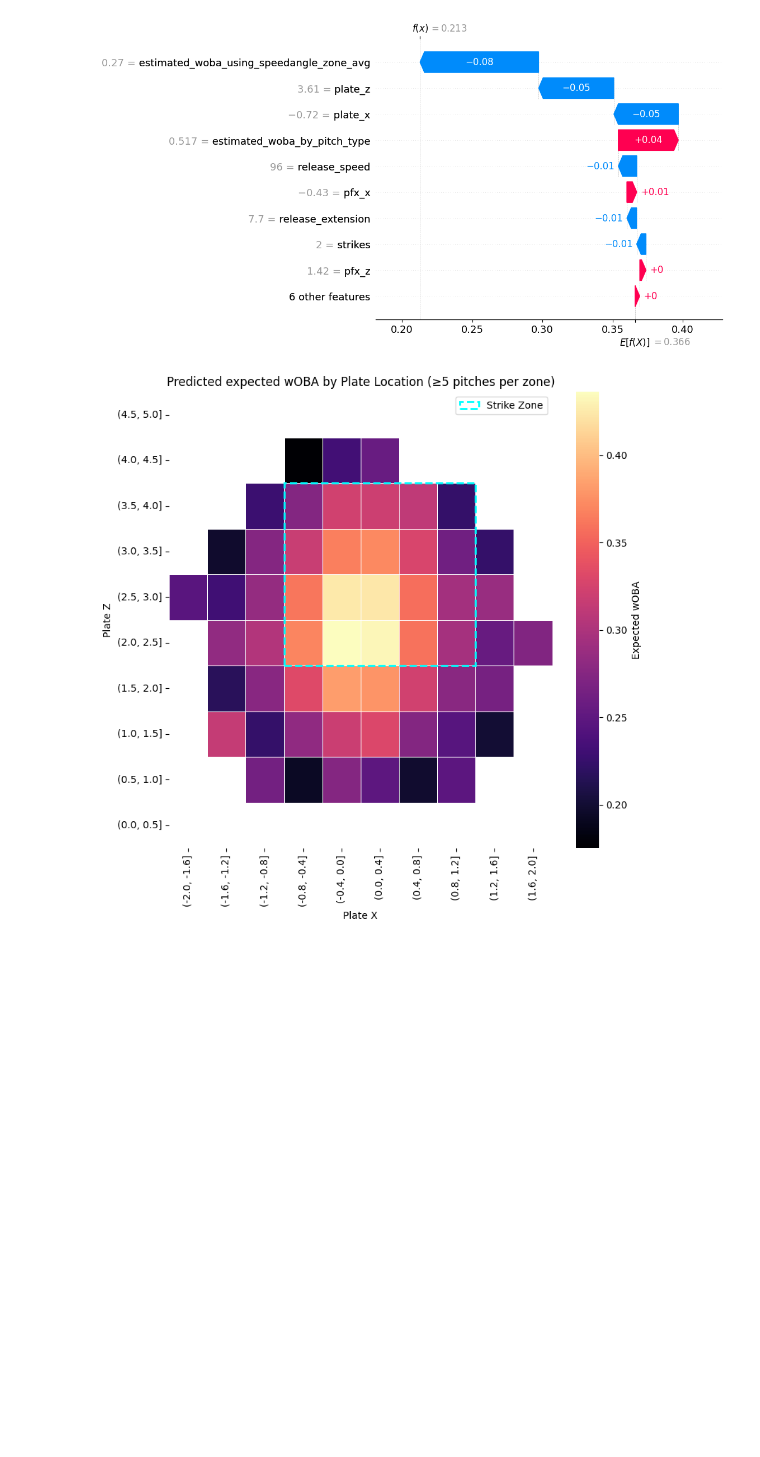
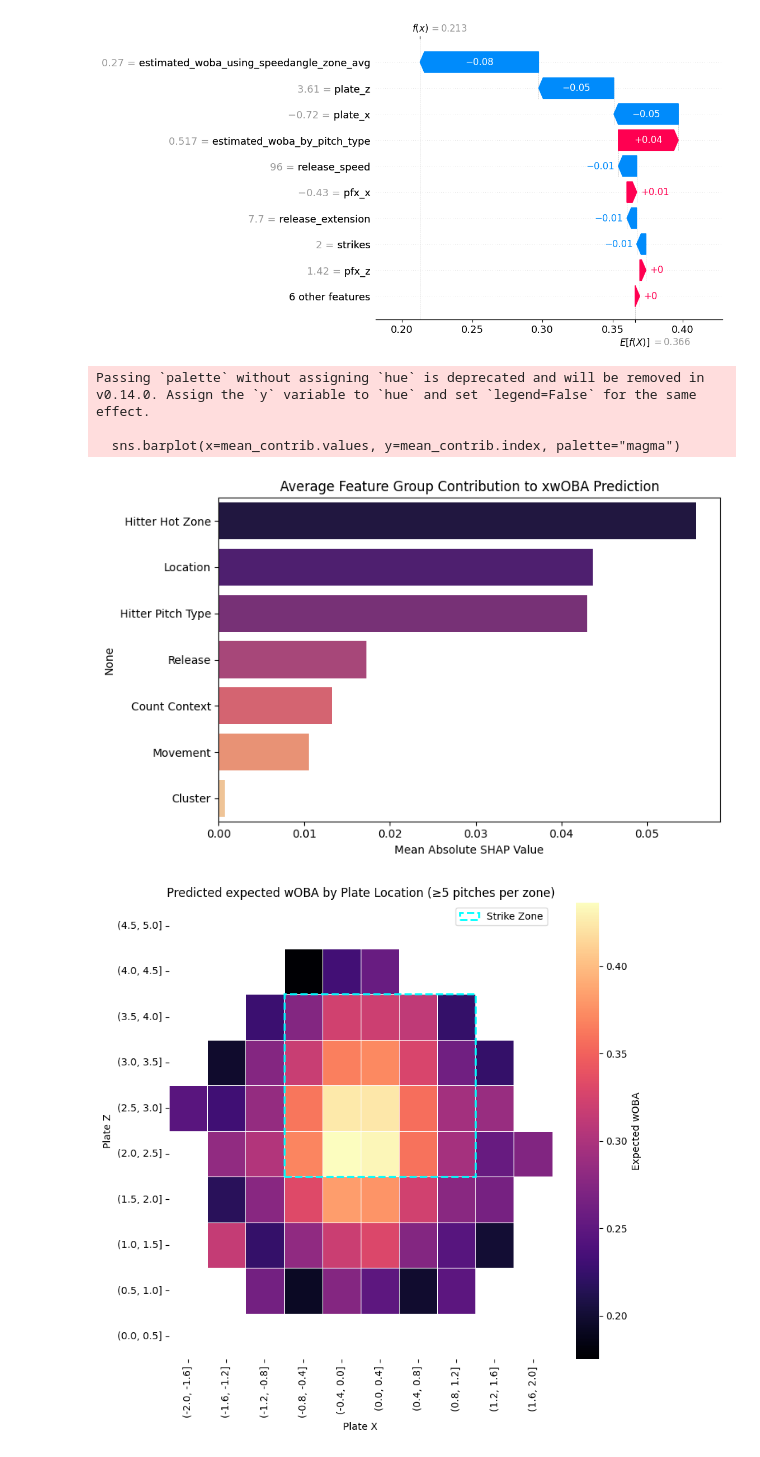
Before and after one commit to zybecker/DS-5500, a Jupyter notebook: XGBoost/Updated XGBoost.ipynb, the cells around one changed output. Cells and saved outputs as stored; diff of their text form; code cells hidden in the pictures; blank space fills up the shorter version.

```diff
--- a/XGBoost/Updated XGBoost.ipynb
+++ b/XGBoost/Updated XGBoost.ipynb
@@ -248,6 +248,37 @@ shap.plots.waterfall(shap_values_single[0], max_display=10)
 582578      2        1   2.000   0.342280  1.657720
 30478       1        0   2.000   0.343061  1.656939
 [figure]
+# %%
+feature_groups = {
+    "Release": ["release_speed", "release_pos_x", "release_pos_z", "release_extension", "spin_axis"],
+    "Movement": ["pfx_x", "pfx_z"],
+    "Location": ["plate_x", "plate_z"],
+    "Count Context": ["balls", "strikes", "n_thruorder_pitcher"],
+    "Hitter Hot Zone": ["estimated_woba_using_speedangle_zone_avg"],
+    "Hitter Pitch Type": ["estimated_woba_by_pitch_type"],
+    "Cluster": ["cluster_label"]}
+
+group_shap_values = {}
+shap_vals = shap_values.values
+feature_names = X_test.columns
+
+for group_name, group_features in feature_groups.items():
+    indices = [i for i, name in enumerate(feature_names) if name in group_features]
+    group_shap_values[group_name] = np.abs(shap_vals[:, indices]).sum(axis=1)
+
+group_shap_df = pd.DataFrame(group_shap_values)
+mean_contrib = group_shap_df.mean().sort_values(ascending=False)
+plt.figure(figsize=(8, 5))
+sns.barplot(x=mean_contrib.values, y=mean_contrib.index, palette="magma")
+plt.xlabel("Mean Absolute SHAP Value")
+plt.title("Average Feature Group Contribution to xwOBA Prediction")
+plt.tight_layout()
+plt.show()
+# %% [output]
+Passing `palette` without assigning `hue` is deprecated and will be removed in v0.14.0. Assign the `y` variable to `hue` and set `legend=False` for the same effect.
+
+  sns.barplot(x=mean_contrib.values, y=mean_contrib.index, palette="magma")
+[figure, added]
 # %%
 x_bins = np.linspace(-2.0, 2.0, num=11)
 z_bins = np.linspace(0.0, 5.0, num=11)
```
Also changed, not shown: parts of 1 cell of this notebook.
